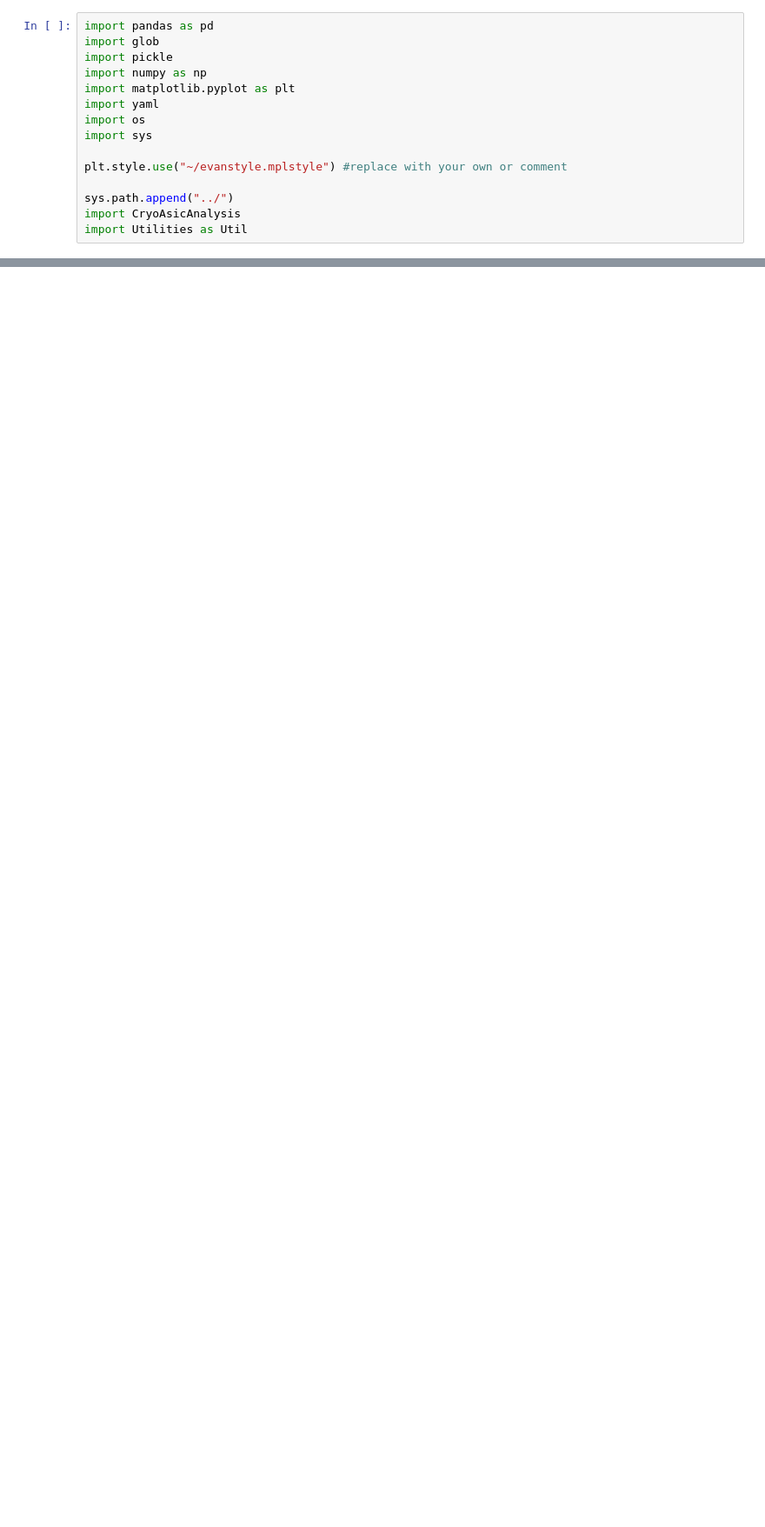
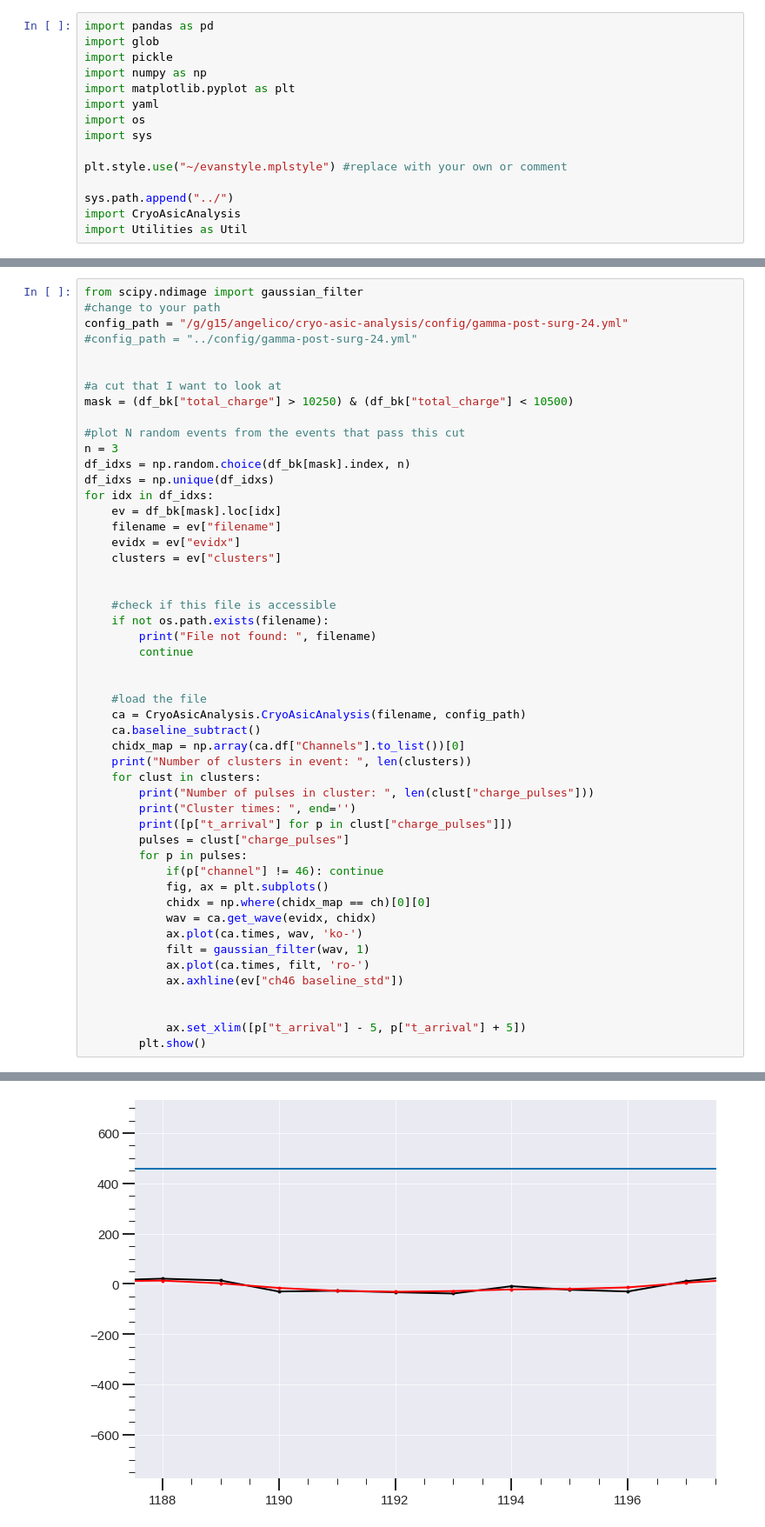
Before and after one commit to nEXO-collaboration/cryo-asic-analysis, a Jupyter notebook: notebooks/waveforms_from_reduced.ipynb, the cells around one changed output, grey strips where cells are left out. Shown at 87% size. Cells and saved outputs as stored; diff of their text form; blank space fills up the shorter version.

```diff
--- a/notebooks/waveforms_from_reduced.ipynb
+++ b/notebooks/waveforms_from_reduced.ipynb
@@ -127,0 +129,51 @@ Cluster times: [1503.3478260869565]
+# %%
+from scipy.ndimage import gaussian_filter
+#change to your path
+config_path = "/g/g15/angelico/cryo-asic-analysis/config/gamma-post-surg-24.yml"
+#config_path = "../config/gamma-post-surg-24.yml"
+
+
+#a cut that I want to look at
+mask = (df_bk["total_charge"] > 10250) & (df_bk["total_charge"] < 10500)
+
+#plot N random events from the events that pass this cut
+n = 3
+df_idxs = np.random.choice(df_bk[mask].index, n)
+df_idxs = np.unique(df_idxs)
+for idx in df_idxs:
+    ev = df_bk[mask].loc[idx]
+    filename = ev["filename"]
+    evidx = ev["evidx"]
+    clusters = ev["clusters"]
+
+
+    #check if this file is accessible
+    if not os.path.exists(filename):
+        print("File not found: ", filename)
+        continue
+
+
+    #load the file
+    ca = CryoAsicAnalysis.CryoAsicAnalysis(filename, config_path)
+    ca.baseline_subtract()
+    chidx_map = np.array(ca.df["Channels"].to_list())[0]
+    print("Number of clusters in event: ", len(clusters))
+    for clust in clusters:
+        print("Number of pulses in cluster: ", len(clust["charge_pulses"]))
+        print("Cluster times: ", end='')
+        print([p["t_arrival"] for p in clust["charge_pulses"]])
+        pulses = clust["charge_pulses"]
+        for p in pulses:
+            if(p["channel"] != 46): continue
+            fig, ax = plt.subplots()
+            chidx = np.where(chidx_map == ch)[0][0]
+            wav = ca.get_wave(evidx, chidx)
+            ax.plot(ca.times, wav, 'ko-')
+            filt = gaussian_filter(wav, 1)
+            ax.plot(ca.times, filt, 'ro-')
+            ax.axhline(ev["ch46 baseline_std"])
+
+
+            ax.set_xlim([p["t_arrival"] - 5, p["t_arrival"] + 5])
+        plt.show()
+# %% [output]
@@ -127,0 +190 @@ Cluster times: [1503.3478260869565]
+[figure, added]
```
Also changed, not shown: parts of 3 cells of this notebook.
